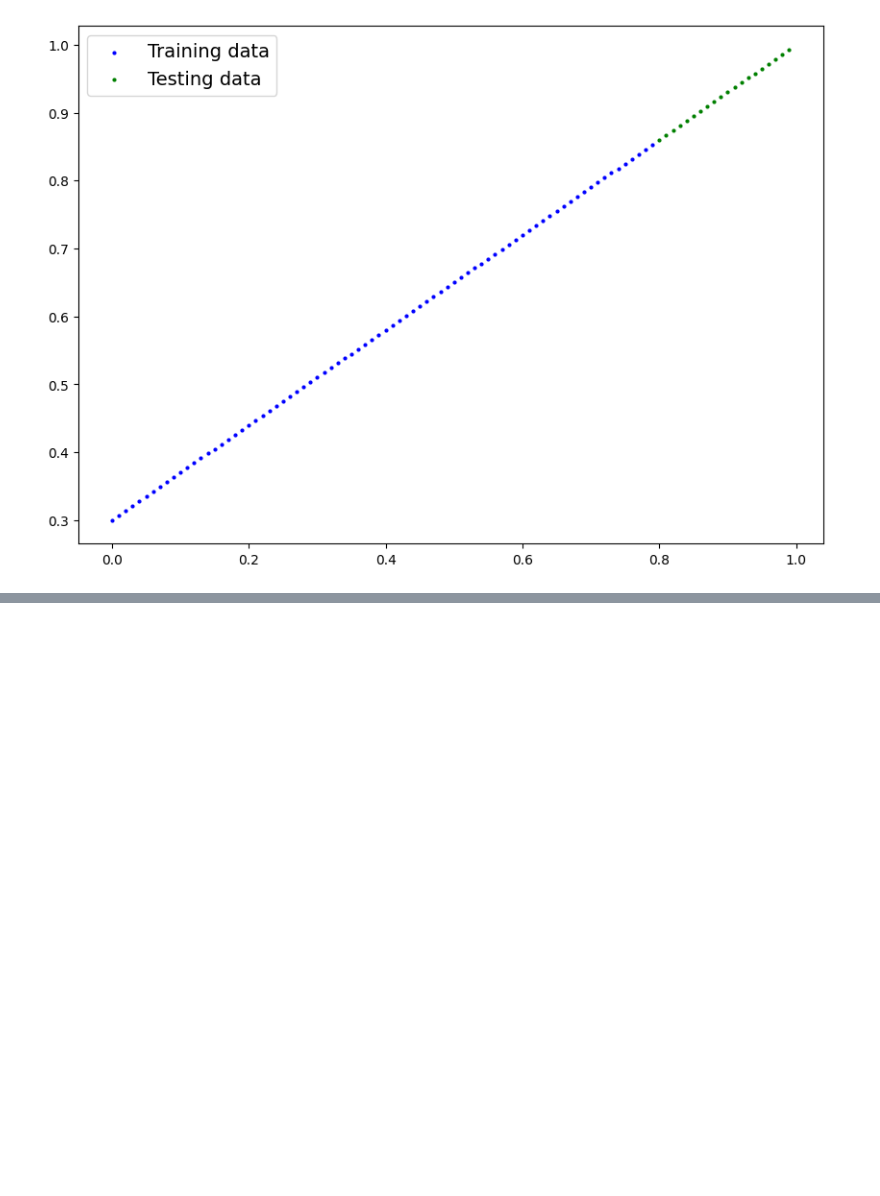
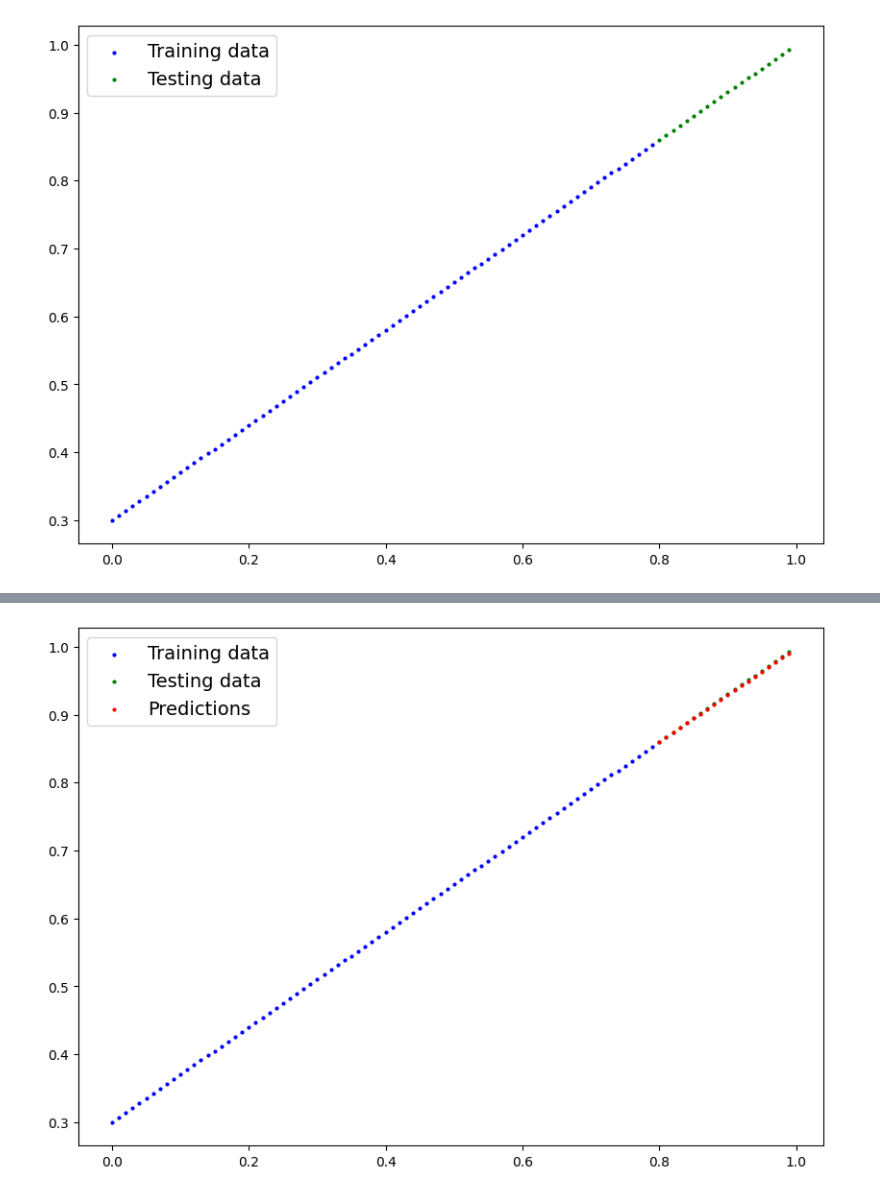
Before and after one commit to GreenCrimea/Learning-PyTorch, a Jupyter notebook: neural_network_classification.ipynb, the cells around one changed output, grey strips where cells are left out. Drawn from its saved outputs; the diff is of its cells as text; code cells hidden in the pictures; blank space fills up the shorter version.

```diff
--- a/neural_network_classification.ipynb
+++ b/neural_network_classification.ipynb
@@ -508,0 +509,13 @@ epoch: 900 | loss: 0.05125 | test_loss: 0.12687
+# %%
+model_3_1.eval()
+
+with torch.inference_mode():
+    y_preds = model_3_1(X_test_r)
+
+plot_predictions(train_data=X_train_r,
+                 train_labels=y_train_r,
+                 test_data=X_test_r,
+                 test_labels=y_test_r,
+                 predictions=y_preds)
+# %% [output]
+[figure, added]
```
Also changed, not shown: parts of 7 cells of this notebook.
